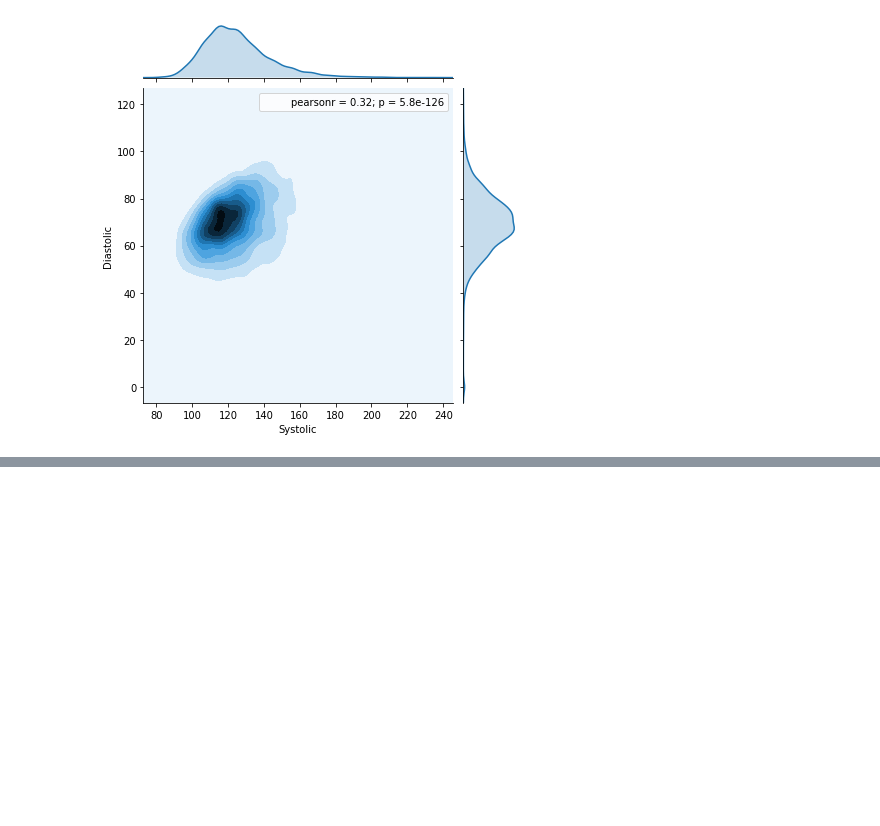
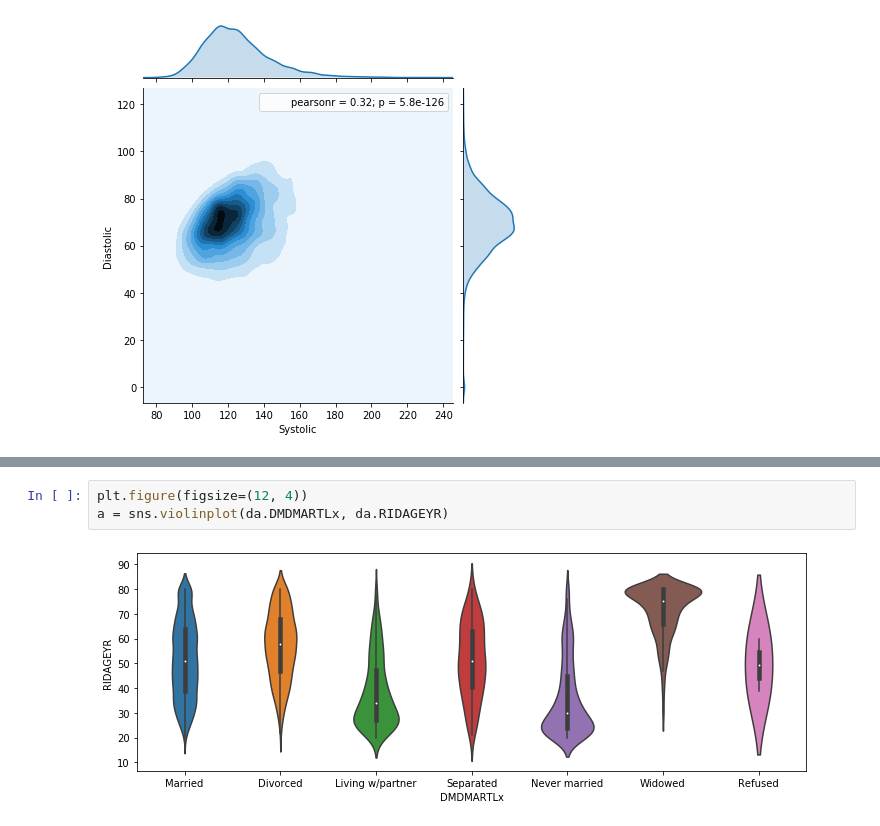
Before and after one commit to JiatianWang/Statistics-, a Jupyter notebook: understanding and visualizing data.ipynb, the cells around one changed output, grey strips where cells are left out. Drawn from its saved outputs; the diff is of its cells as text; blank space fills up the shorter version.

```diff
--- a/understanding and visualizing data.ipynb
+++ b/understanding and visualizing data.ipynb
@@ -226,0 +351,5 @@ bp.set_axis_labels('Systolic','Diastolic')
+# %%
+plt.figure(figsize=(12, 4))
+a = sns.violinplot(da.DMDMARTLx, da.RIDAGEYR)
+# %% [output]
+[figure, added]
```
Also changed, not shown: parts of 20 cells of this notebook.
